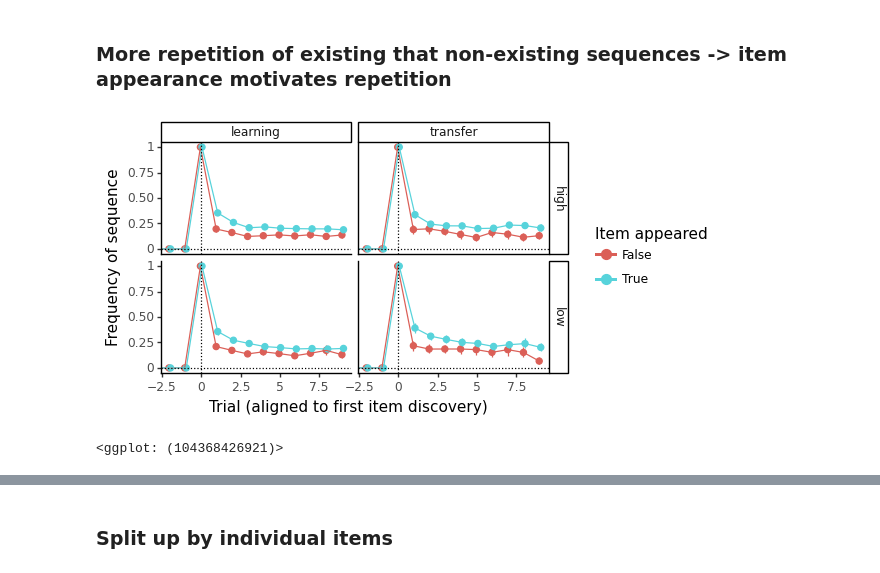
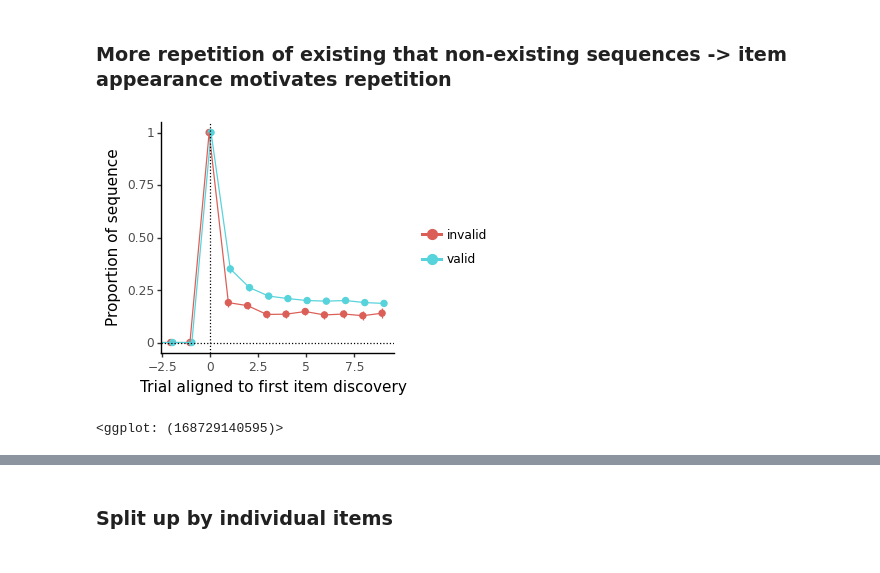
Before and after one commit to MariaEckstein/CHaRLy, a Jupyter notebook: CHaRLy_AmyData2-1.04ZoomingInOnLearningSequences.ipynb, the cells around one changed output, grey strips where cells are left out. Drawn from its saved outputs; the diff is of its cells as text; code cells hidden in the pictures.

Commit message:
sprint first thesis deadline

```diff
--- a/CHaRLy_AmyData2-1.04ZoomingInOnLearningSequences.ipynb
+++ b/CHaRLy_AmyData2-1.04ZoomingInOnLearningSequences.ipynb
@@ -88,7 +69,7 @@ first_dat
 def make_first_dat_extra(first_dat, trial_shifts=range(-5, 10)):
 
     """
-    Select 5 trials before and 10 trials after the first discover of an item and put them in a dataframe.
+    Select 5 trials before and 10 trials after the first discovery of an item and put them in a dataframe.
     """
 
     first_dat_extra = pd.DataFrame()
@@ -151,7 +150,7 @@ f_dat['sequence_item_bool'] = f_dat['sequence_item_bool'].astype(int)
 
 # exists indicates whether a 2-key sequence "exists" (leads to an item on the screen) or not (any made-up sequence
 # with no consequence for the game).
-f_dat['exists'] = f_dat['middle_item_both'] < 4
+f_dat['valid'] = f_dat['middle_item_both'].apply(lambda x : 'valid' if x < 4 else 'invalid')
 
 # Check it out
 f_dat[
@@ -239,0 +241,16 @@ g
+# %%
+subj_dat = f_dat.loc[
+    (f_dat['subtrial_sequence'].isin([1, 3])) & (f_dat['trial_type'] == 'learning') & (f_dat['subtrial'] == 2)
+].groupby(
+    ['sid', 'trial_reltofirst', 'subtrial', 'subtrial_sequence']).aggregate('mean').reset_index()
+
+gg.options.figure_size = (3, 3)
+g = (gg.ggplot(subj_dat, gg.aes('trial_reltofirst', 'rt/1000', color='factor(subtrial_sequence)', group='factor(subtrial_sequence)'))
+     + gg.stat_summary(position=gg.position_dodge(width=0.2))
+     + gg.stat_summary(geom='line', position=gg.position_dodge(width=0.2))
+     + gg.coord_cartesian(xlim=(-3, 6))
+     + gg.geom_vline(xintercept=0, linetype='dotted')
+     + gg.labs(x='Trial aligned to first item discovery', y='Response time subtrial 3', color='')
+    )
+print(g)
+g.save(os.path.join(plot_dir, '104_subtrial2RtsOverTrialreltofirst.png'))
@@ -341,26 +413,28 @@ Group Var                           1488.088    1.808
 # %% [markdown]
 ### More repetition of existing that non-existing sequences -> item appearance motivates repetition
 # %%
-id_cols = ['sid', 'phase', 'trial_type', 'trial_reltofirst', 'exists']
+id_cols = ['sid', 'trial_type', 'trial_reltofirst', 'valid']
 subj_dat = f_dat.loc[
-    (f_dat['subtrial'] == f_dat['subtrial_sequence']) &  # indicates whether the current `subtrial` (indicating the subtrial of the action, rt, etc.) is the subtrial of initial item discovery (`middle_item_both_sequence`).
-    (f_dat['middle_item_both'] < 8) &  # 4 "existing" (lead to item) and 4 "non-existing" items (random 2-key sequences), for comparable numbers
-    (f_dat['acc'] == 0)  # Only trials in which NO star was achieved, to control for that
+      (f_dat['subtrial'] == f_dat['subtrial_sequence'])  # indicates whether the current `subtrial` (indicating the subtrial of the action, rt, etc.) is the subtrial of initial item discovery (`middle_item_both_sequence`).
+    & (f_dat['trial_type'] == 'learning')
+    & (f_dat['middle_item_both'] < 8)  # 4 "existing" (lead to item) and 4 "non-existing" items (random 2-key sequences), for comparable numbers
+    & (f_dat['acc'] == 0)  # Only trials in which NO star was achieved, to control for that
 ].groupby(id_cols).aggregate('mean').reset_index()
 
-g = (gg.ggplot(subj_dat, gg.aes('trial_reltofirst', 'sequence_item_bool', color='exists', group='exists'))
-#      + gg.geom_point(alpha=0.1, position='jitter')
+gg.options.figure_size = (3, 3)
+g = (gg.ggplot(subj_dat, gg.aes('trial_reltofirst', 'sequence_item_bool',  # sequence_item_bool indicates whether the item that was discovered in trial 0 was executed
+                                color='valid', group='valid'))
      + gg.stat_summary(position=gg.position_dodge(width=0.2))
      + gg.stat_summary(position=gg.position_dodge(width=0.2), geom='line')
      + gg.geom_hline(yintercept=0, linetype='dotted')
      + gg.geom_vline(xintercept=0, linetype='dotted')
-     + gg.labs(x='Trial (aligned to first item discovery)', y='Frequency of sequence', color='Item appeared')
+     + gg.labs(x='Trial aligned to first item discovery', y='Proportion of sequence', color='')
      + gg.coord_cartesian(xlim=(-2, 9))
-     + gg.facet_grid('phase ~ trial_type')
+#      + gg.facet_grid(' ~ middle_item_both')
     )
 print(g)
 g.save(os.path.join(plot_dir, '104_repeatItemsAfterDiscoveryByExist.png'))
 # %% [output]
-[figure, old version]
+[figure, new version]
-<ggplot: (104368426921)>
+<ggplot: (168729140595)>
 # %%
```
Also changed, not shown: parts of 57 cells of this notebook, 7 other files.
